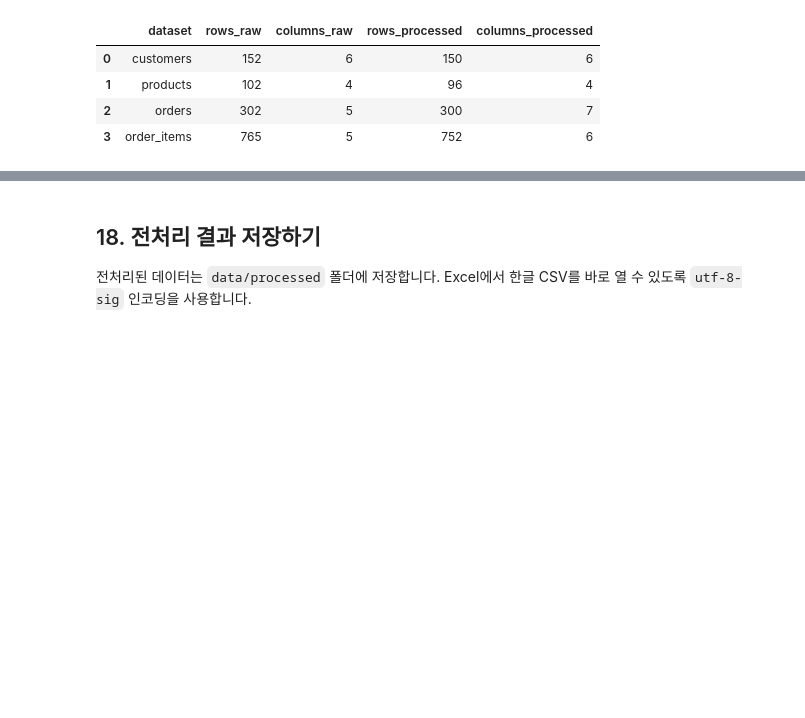
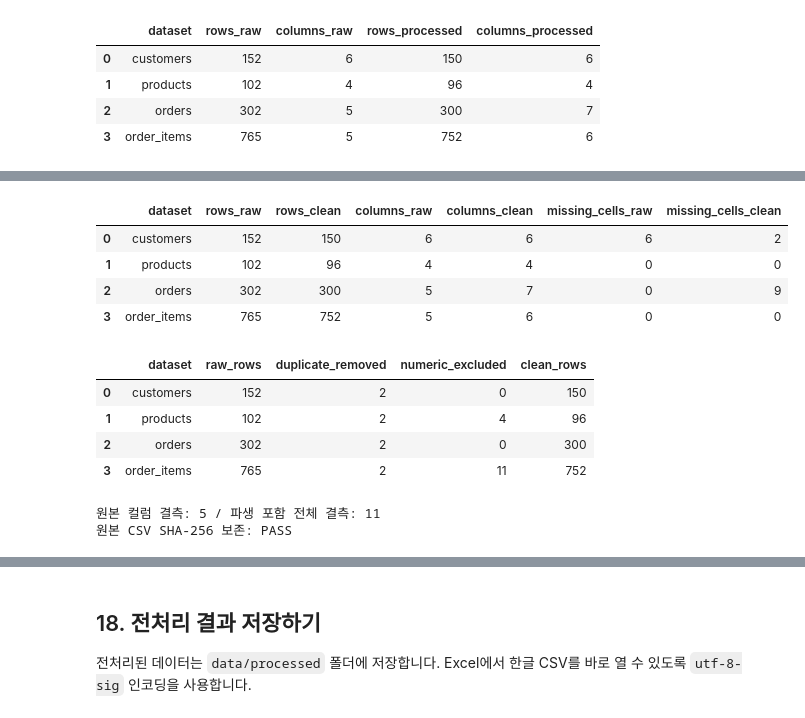
Before and after one commit to HauserNR/llm-data-analysis-study, a Jupyter notebook: chapter05/chapter05.ipynb, the cells around one changed output, grey strips where cells are left out. Drawn from its saved outputs; the diff is of its cells as text; code cells hidden in the pictures; blank space fills up the shorter version.

```diff
--- a/chapter05/chapter05.ipynb
+++ b/chapter05/chapter05.ipynb
@@ -677,0 +1213,20 @@ comparison
+# %%
+# Evidence 05: 전처리 전후 크기·결측·제외 사유 대조
+display(before_after[['dataset', 'rows_raw', 'rows_clean', 'columns_raw', 'columns_clean', 'missing_cells_raw', 'missing_cells_clean']])
+display(row_accounting)
+print('원본 컬럼 결측:', original_columns_missing, '/ 파생 포함 전체 결측:', int(quality(final_data)['missing_cells'].sum()))
+assert RAW_HASHES_BEFORE == {p.name: sha256(p) for p in RAW_DIR.glob('*.csv')}
+print('원본 CSV SHA-256 보존: PASS')
+# %% [output]
+|  | dataset | rows_raw | rows_clean | columns_raw | columns_clean | missing_cells_raw | missing_cells_clean |
+| 0 | customers | 152 | 150 | 6 | 6 | 6 | 2 |
+| 1 | products | 102 | 96 | 4 | 4 | 0 | 0 |
+| 2 | orders | 302 | 300 | 5 | 7 | 0 | 9 |
+| 3 | order_items | 765 | 752 | 5 | 6 | 0 | 0 |
+|  | dataset | raw_rows | duplicate_removed | numeric_excluded | clean_rows |
+| 0 | customers | 152 | 2 | 0 | 150 |
+| 1 | products | 102 | 2 | 4 | 96 |
+| 2 | orders | 302 | 2 | 0 | 300 |
+| 3 | order_items | 765 | 2 | 11 | 752 |
+원본 컬럼 결측: 5 / 파생 포함 전체 결측: 11
+원본 CSV SHA-256 보존: PASS
```
Also changed, not shown: parts of 50 cells of this notebook.
